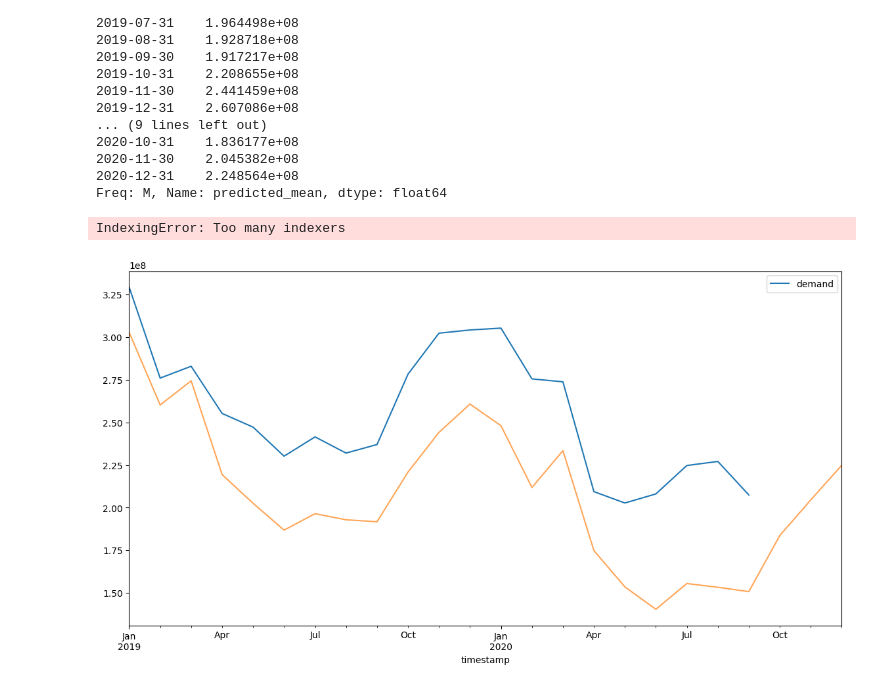
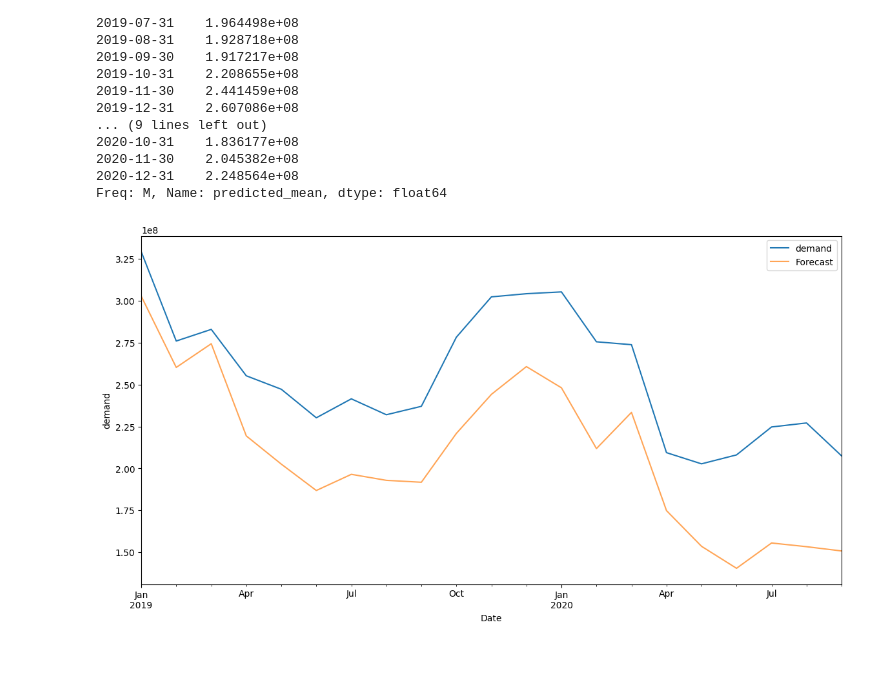
Before and after one commit to GDhasade/UK_National_Grid_TSA, a Jupyter notebook: DataCleaning_EDA.ipynb, the cells around one changed output. Drawn from its saved outputs; the diff is of its cells as text; code cells hidden in the pictures; blank space fills up the shorter version.

```diff
--- a/DataCleaning_EDA.ipynb
+++ b/DataCleaning_EDA.ipynb
@@ -1068,17 +1068,14 @@ train_preds
 2020-12-31    2.248564e+08
 Freq: M, Name: predicted_mean, dtype: float64
 # %%
-train_preds = results.forecast(steps=12+12)
+train_preds = results.forecast(steps=12+9)
 #putting the forecasts and the actual values from the test set together in a dataframe
 ax = TestTermArima['2019':].plot(label='observed')
 train_preds.plot(ax=ax, label='Forecast', alpha=.7, figsize=(14, 7))
-ax.fill_between(train_preds.index,
-                train_preds.iloc[:, 0],
-                train_preds.iloc[:, 1], color='k', alpha=.2)
+
 ax.set_xlabel('Date')
 ax.set_ylabel('demand')
 plt.legend()
 plt.show()
 # %% [output]
-IndexingError: Too many indexers
-[figure, old version]
+[figure, new version]
```
Also changed, not shown: parts of 5 cells of this notebook.
